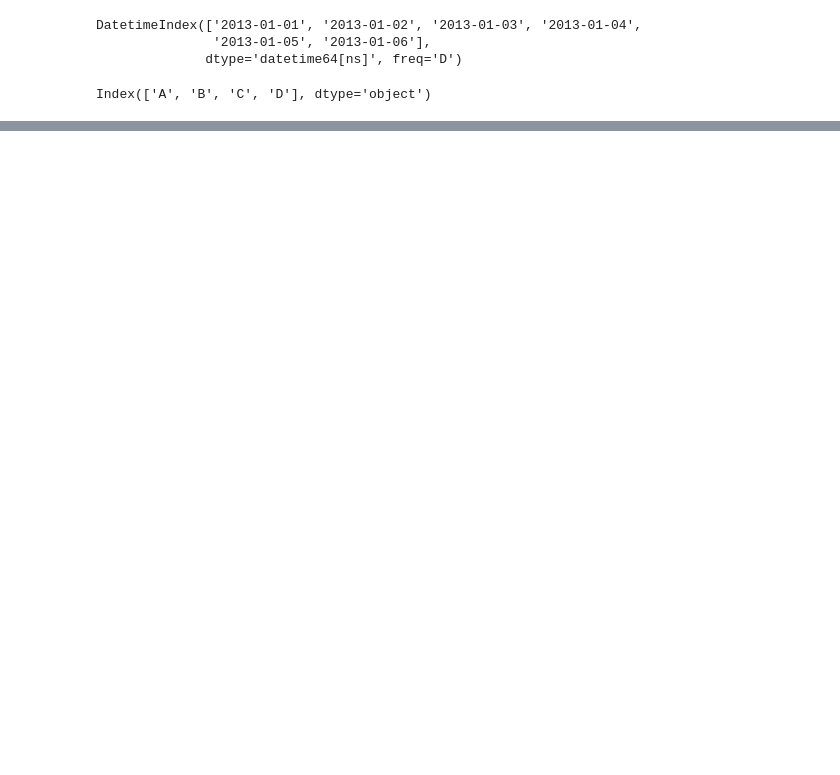
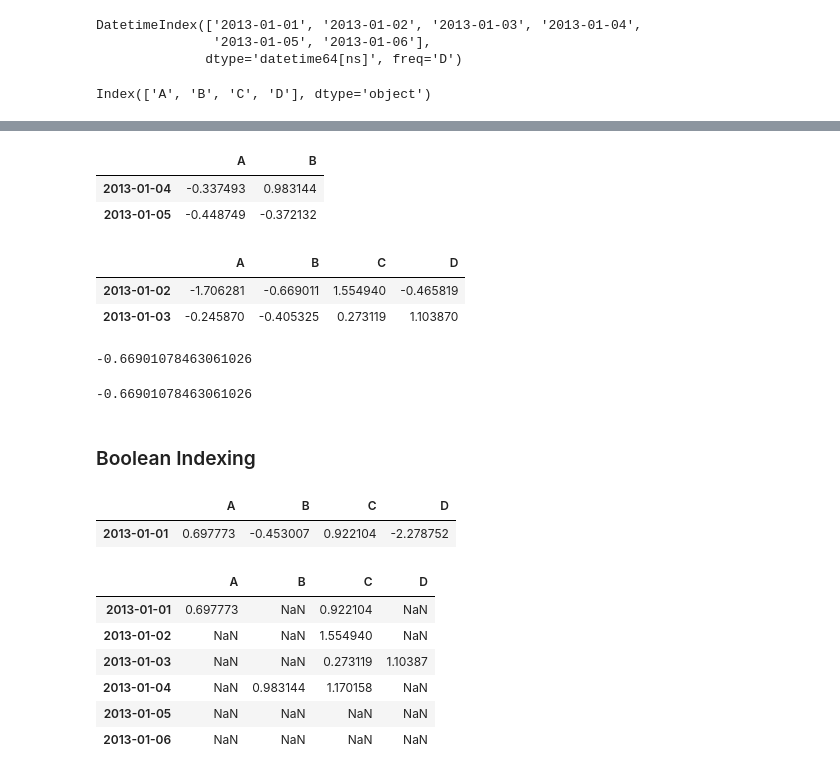
Before and after one commit to heemokyim/dsschool-study-notebook, a Jupyter notebook: 2nd-week-titanic/10min_pandas.ipynb, the cells around one changed output, grey strips where cells are left out. Cells and saved outputs as stored; diff of their text form; code cells hidden in the pictures; blank space fills up the shorter version.

```diff
--- a/2nd-week-titanic/10min_pandas.ipynb
+++ b/2nd-week-titanic/10min_pandas.ipynb
@@ -187 +204,38 @@ D    1.634720
 Name: 2013-01-04 00:00:00, dtype: float64
+# %%
+df.iloc[3:5, 0:2]
+# %% [output]
+|  | A | B |
+| 2013-01-04 | -0.337493 | 0.983144 |
+| 2013-01-05 | -0.448749 | -0.372132 |
+# %%
+df.iloc[1:3, :]
+# %% [output]
+|  | A | B | C | D |
+| 2013-01-02 | -1.706281 | -0.669011 | 1.554940 | -0.465819 |
+| 2013-01-03 | -0.245870 | -0.405325 | 0.273119 | 1.103870 |
+# %%
+df.iloc[1,1]
+# %% [output]
+-0.66901078463061026
+# %%
+df.iat[1,1]  # 위 iloc와 같은 결과를 보여준다. 스칼라에? 좀 더 빠르게 접근한다.
+# %% [output]
+-0.66901078463061026
+# %% [markdown]
+### Boolean Indexing
+# %%
+df[df.A > 0]
+# %% [output]
+|  | A | B | C | D |
+| 2013-01-01 | 0.697773 | -0.453007 | 0.922104 | -2.278752 |
+# %%
+df[df > 0] # 음수값은 NaN으로 출력 된다.
+# %% [output]
+|  | A | B | C | D |
+| 2013-01-01 | 0.697773 | NaN | 0.922104 | NaN |
+| 2013-01-02 | NaN | NaN | 1.554940 | NaN |
+| 2013-01-03 | NaN | NaN | 0.273119 | 1.10387 |
+| 2013-01-04 | NaN | 0.983144 | 1.170158 | NaN |
+| 2013-01-05 | NaN | NaN | NaN | NaN |
+| 2013-01-06 | NaN | NaN | NaN | NaN |
```
Also changed, not shown: parts of 24 cells of this notebook.
